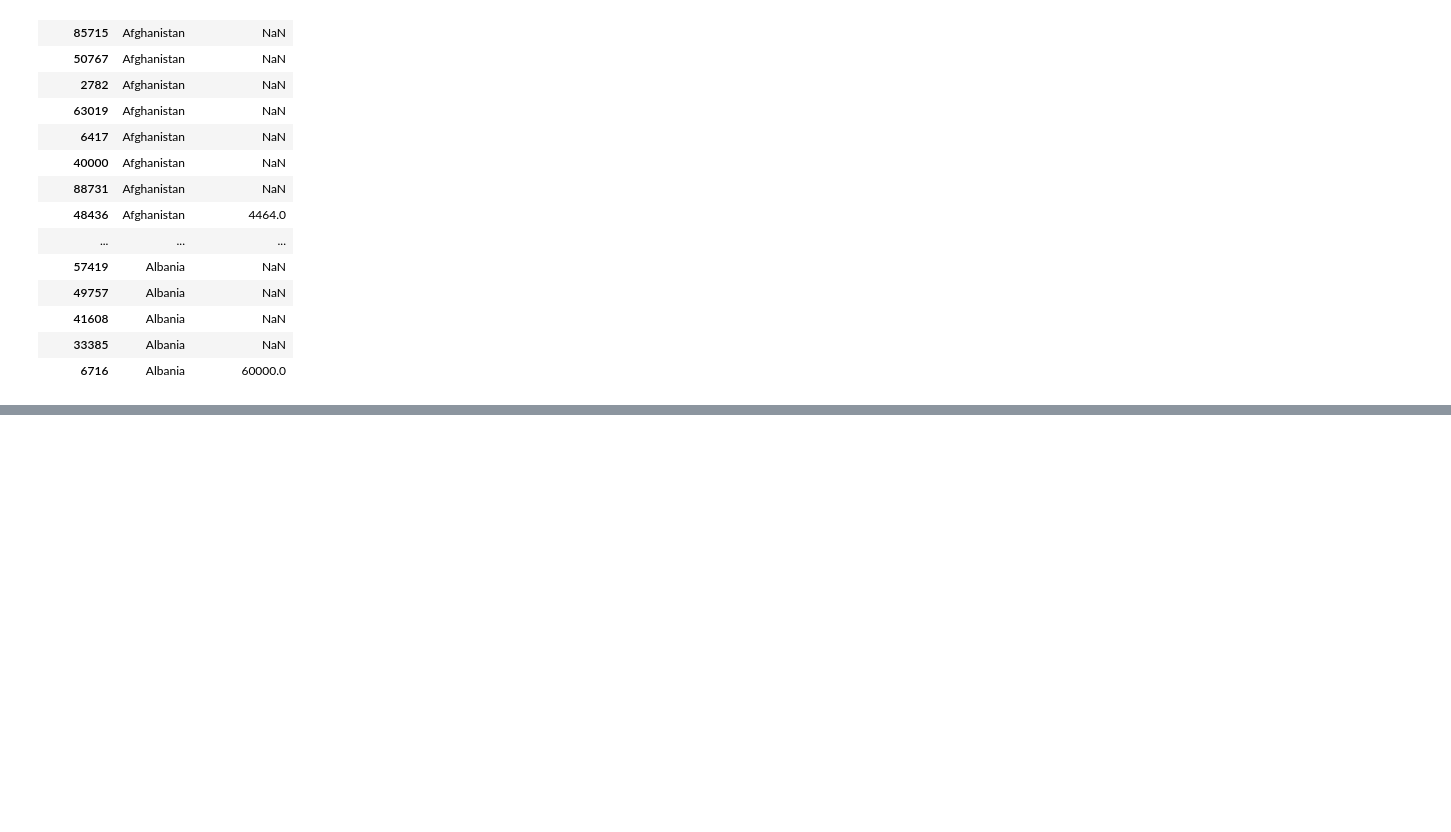
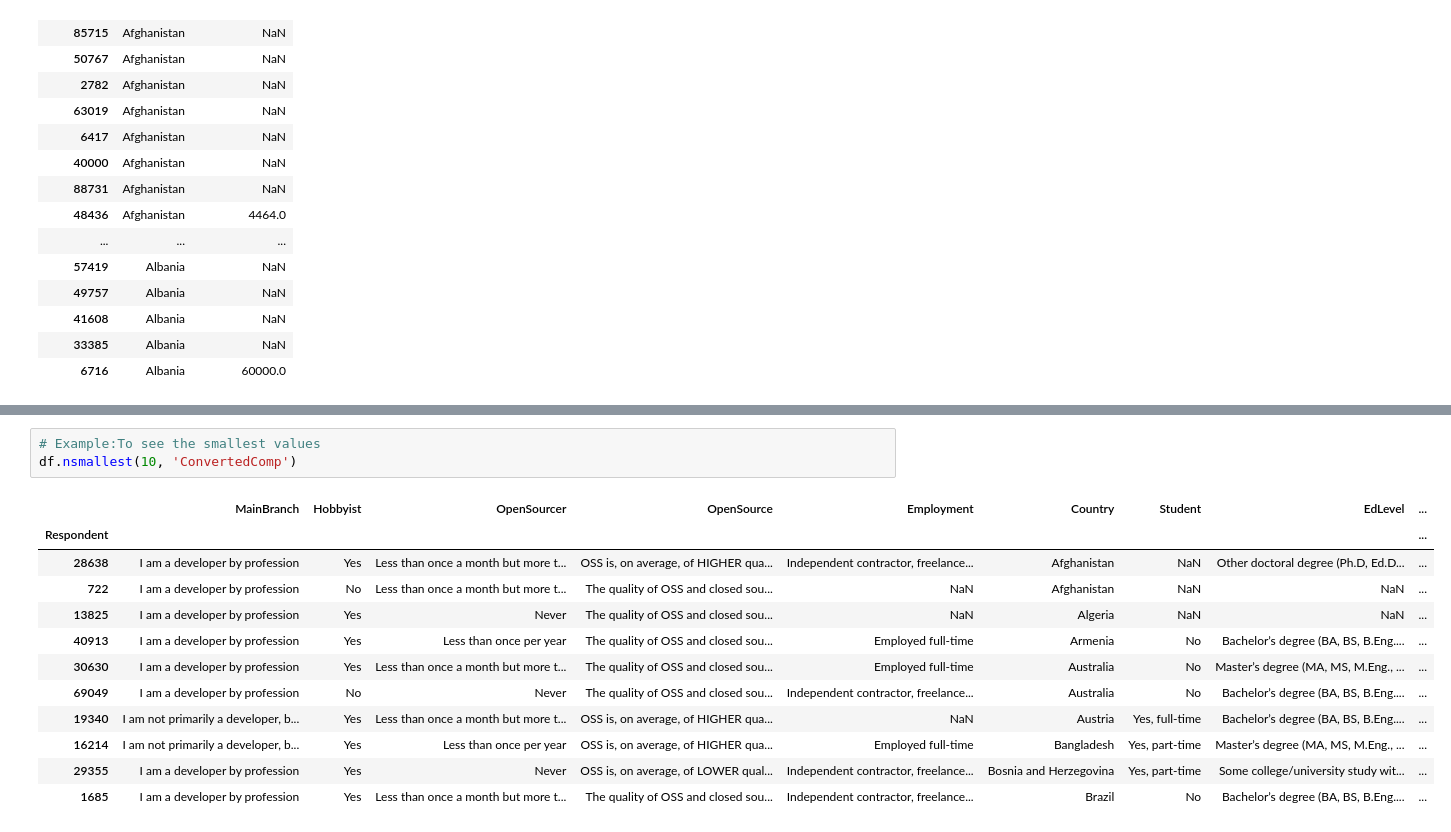
Before and after one commit to shreyankumar29-stack/Pandas, a Jupyter notebook: Notebook/07-Sorting-Data/Sorting.ipynb, the cells around one changed output, grey strips where cells are left out. Drawn from its saved outputs; the diff is of its cells as text; blank space fills up the shorter version.

```diff
--- a/Notebook/07-Sorting-Data/Sorting.ipynb
+++ b/Notebook/07-Sorting-Data/Sorting.ipynb
@@ -79,0 +136,16 @@ df[['Country', 'ConvertedComp']].head(50)
+# %%
+# Example:To see the smallest values
+df.nsmallest(10, 'ConvertedComp')
+# %% [output]
+|  | MainBranch | Hobbyist | OpenSourcer | OpenSource | Employment | Country | Student | EdLevel | ... |
+| Respondent |  |  |  |  |  |  |  |  | ... |
+| 28638 | I am a developer by profession | Yes | Less than once a month but more t... | OSS is, on average, of HIGHER qua... | Independent contractor, freelance... | Afghanistan | NaN | Other doctoral degree (Ph.D, Ed.D... | ... |
+| 722 | I am a developer by profession | No | Less than once a month but more t... | The quality of OSS and closed sou... | NaN | Afghanistan | NaN | NaN | ... |
+| 13825 | I am a developer by profession | Yes | Never | The quality of OSS and closed sou... | NaN | Algeria | NaN | NaN | ... |
+| 40913 | I am a developer by profession | Yes | Less than once per year | The quality of OSS and closed sou... | Employed full-time | Armenia | No | Bachelor’s degree (BA, BS, B.Eng.... | ... |
+| 30630 | I am a developer by profession | Yes | Less than once a month but more t... | The quality of OSS and closed sou... | Employed full-time | Australia | No | Master’s degree (MA, MS, M.Eng., ... | ... |
+| 69049 | I am a developer by profession | No | Never | The quality of OSS and closed sou... | Independent contractor, freelance... | Australia | No | Bachelor’s degree (BA, BS, B.Eng.... | ... |
+| 19340 | I am not primarily a developer, b... | Yes | Less than once a month but more t... | OSS is, on average, of HIGHER qua... | NaN | Austria | Yes, full-time | Bachelor’s degree (BA, BS, B.Eng.... | ... |
+| 16214 | I am not primarily a developer, b... | Yes | Less than once per year | OSS is, on average, of HIGHER qua... | Employed full-time | Bangladesh | Yes, part-time | Master’s degree (MA, MS, M.Eng., ... | ... |
+| 29355 | I am a developer by profession | Yes | Never | OSS is, on average, of LOWER qual... | Independent contractor, freelance... | Bosnia and Herzegovina | Yes, part-time | Some college/university study wit... | ... |
+| 1685 | I am a developer by profession | Yes | Less than once a month but more t... | The quality of OSS and closed sou... | Independent contractor, freelance... | Brazil | No | Bachelor’s degree (BA, BS, B.Eng.... | ... |
```
Also changed, not shown: parts of 4 cells of this notebook.
